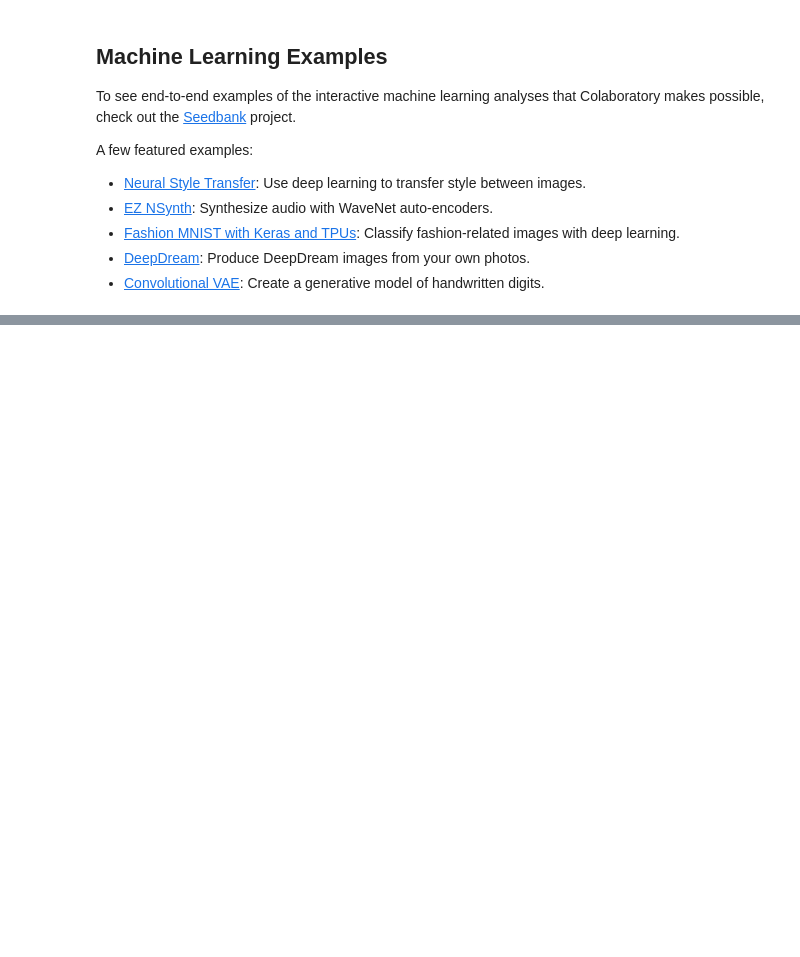
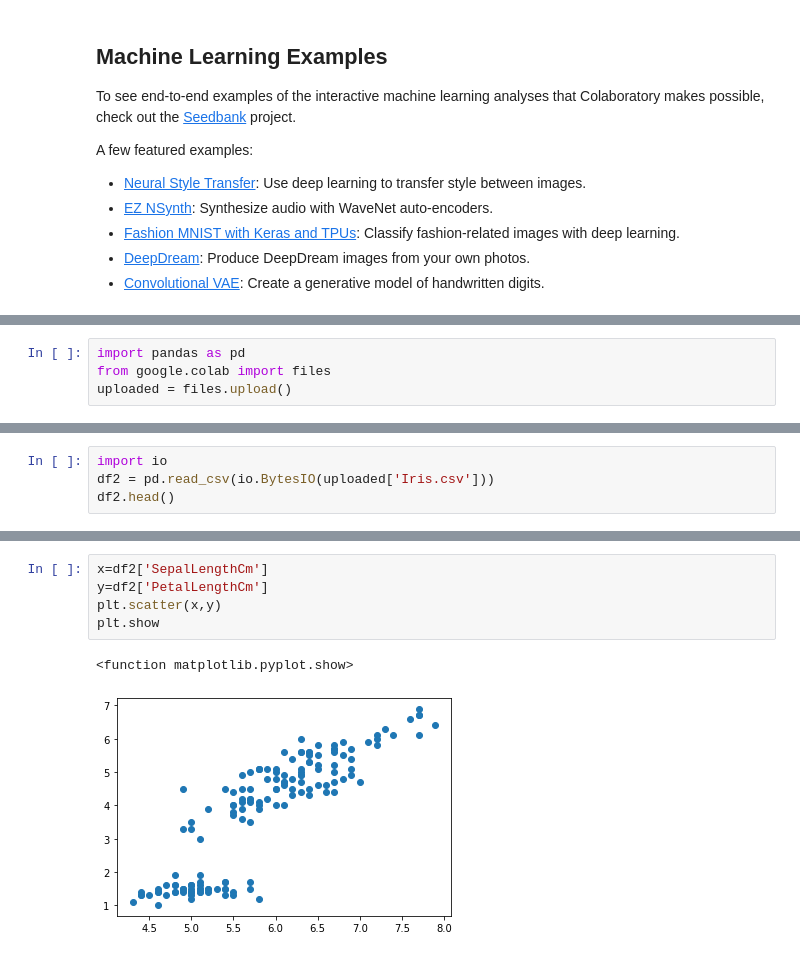
Before and after one commit to 19PA1A0541/pythonbasics, a Jupyter notebook: Welcome_To_Colaboratory.ipynb, the cells around one changed output, grey strips where cells are left out. Saved outputs shown, nothing was run; the diff lists cells and outputs as text; blank space fills up the shorter version.

```diff
--- a/Welcome_To_Colaboratory.ipynb
+++ b/Welcome_To_Colaboratory.ipynb
@@ -115,0 +139,4 @@ A few featured examples:
+# %%
+import pandas as pd
+from google.colab import files
+uploaded = files.upload()
@@ -115,0 +146,4 @@ A few featured examples:
+# %%
+import io
+df2 = pd.read_csv(io.BytesIO(uploaded['Iris.csv']))
+df2.head()
@@ -115,0 +157,8 @@ A few featured examples:
+# %%
+x=df2['SepalLengthCm']
+y=df2['PetalLengthCm']
+plt.scatter(x,y)
+plt.show
+# %% [output]
+<function matplotlib.pyplot.show>
+[figure, added]
```
Also changed, not shown: parts of 10 cells of this notebook.
